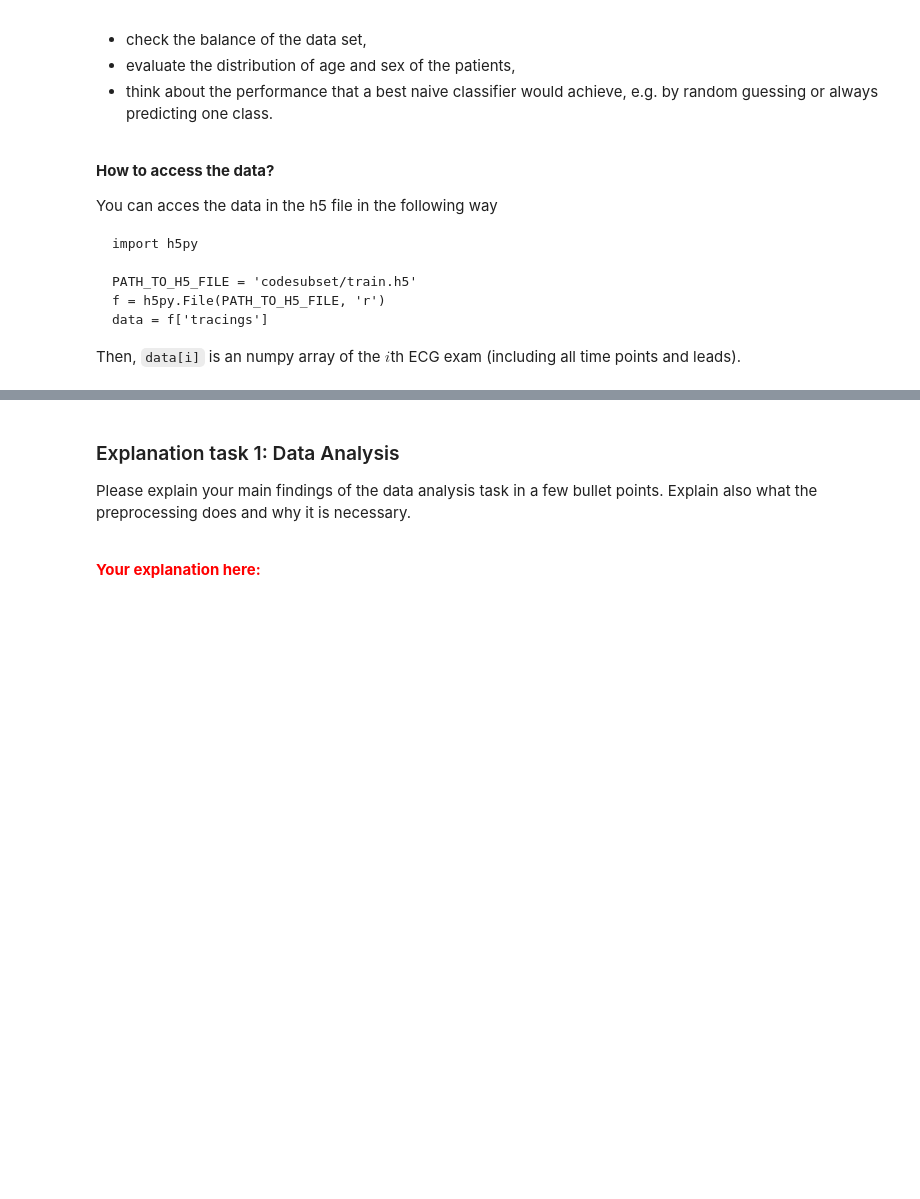
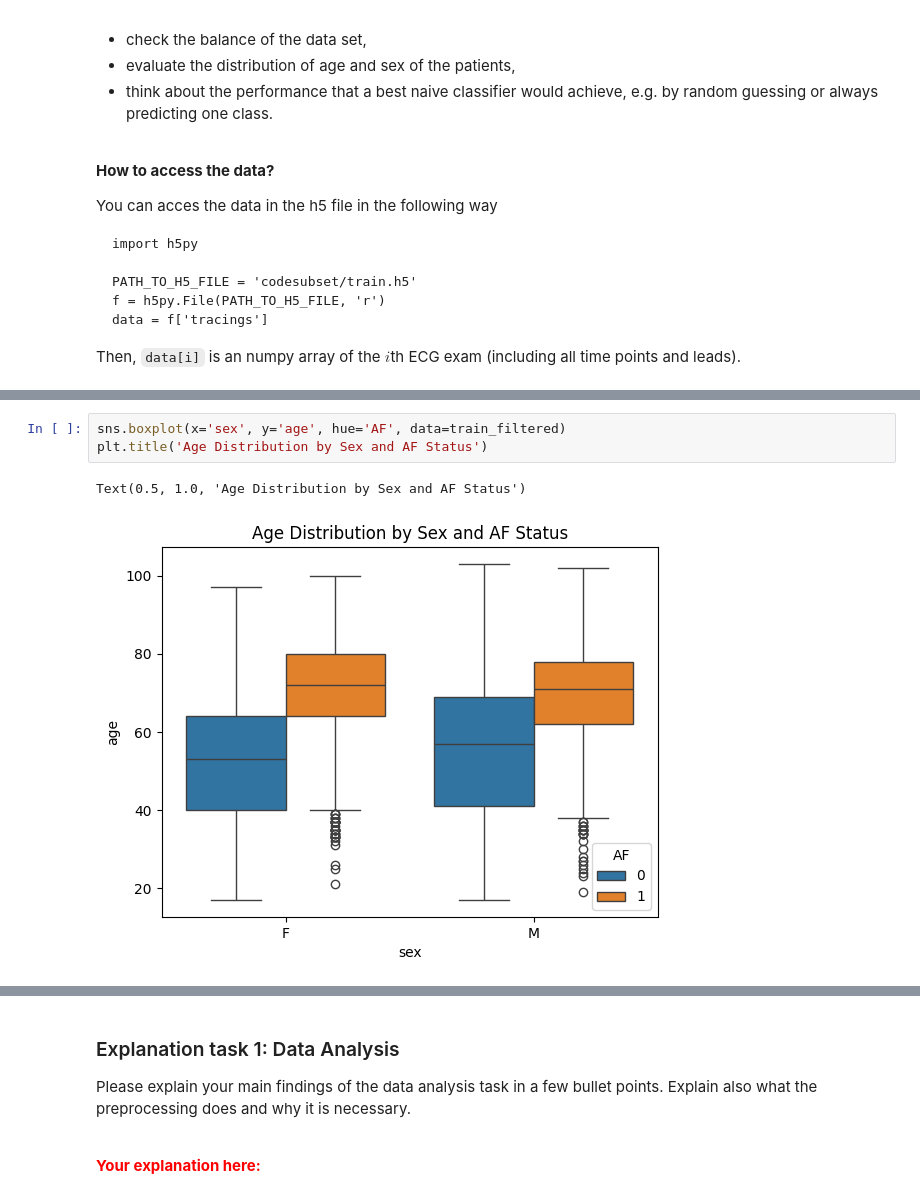
Before and after one commit to ajayrao80/ECG_Classification_Assignment_SML_WASP, a Jupyter notebook: assignment_ecg_classification.ipynb, the cells around one changed output, grey strips where cells are left out. Saved outputs shown, nothing was run; the diff lists cells and outputs as text; blank space fills up the shorter version.

```diff
--- a/assignment_ecg_classification.ipynb
+++ b/assignment_ecg_classification.ipynb
@@ -239,0 +297,6 @@ data = f['tracings']
+# %%
+sns.boxplot(x='sex', y='age', hue='AF', data=train_filtered)
+plt.title('Age Distribution by Sex and AF Status')
+# %% [output]
+Text(0.5, 1.0, 'Age Distribution by Sex and AF Status')
+[figure, added]
```
Also changed, not shown: parts of 9 cells of this notebook.
